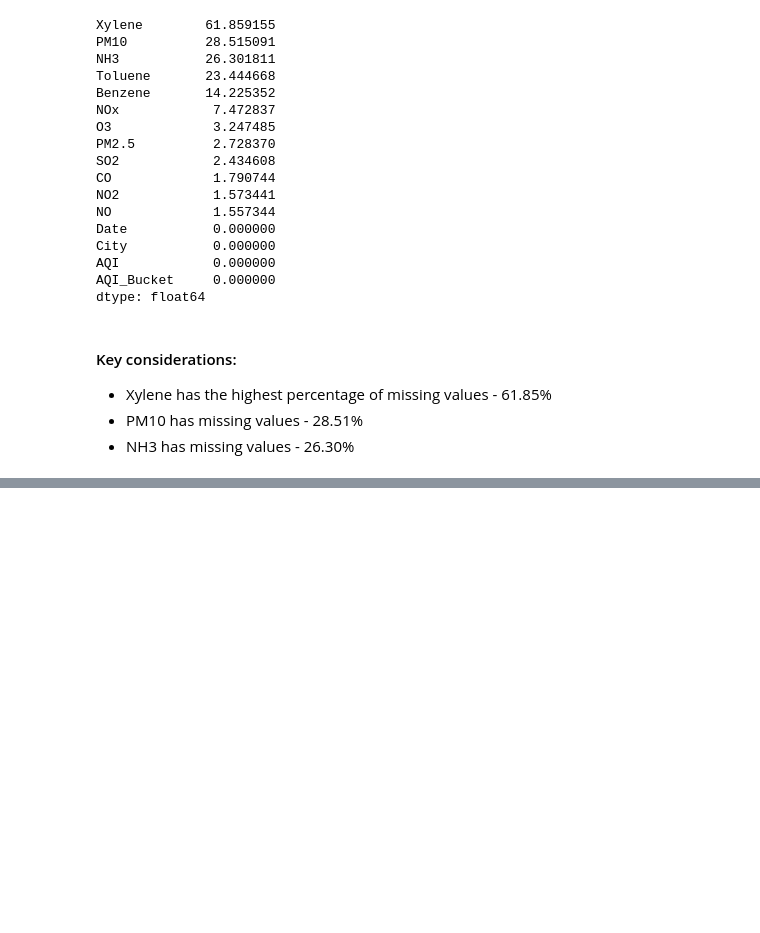
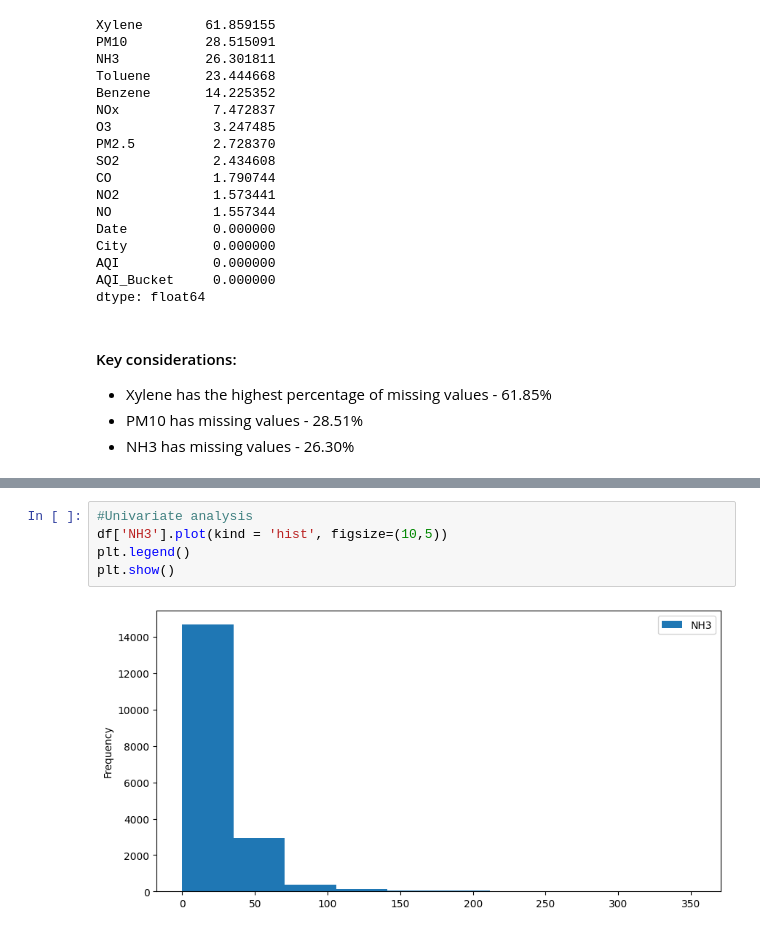
Before and after one commit to Bikram-Khelo/Air-Quality-Index-Prediction-AICTE-Cycle-4, a Jupyter notebook: AQI Prediction Model.ipynb, the cells around one changed output, grey strips where cells are left out. Cells and saved outputs as stored; diff of their text form; blank space fills up the shorter version.

```diff
--- a/AQI Prediction Model.ipynb
+++ b/AQI Prediction Model.ipynb
@@ -152,0 +162,7 @@ dtype: float64
+# %%
+#Univariate analysis
+df['NH3'].plot(kind = 'hist', figsize=(10,5))
+plt.legend()
+plt.show()
+# %% [output]
+[figure, added]
```
Also changed, not shown: parts of 38 cells of this notebook.
